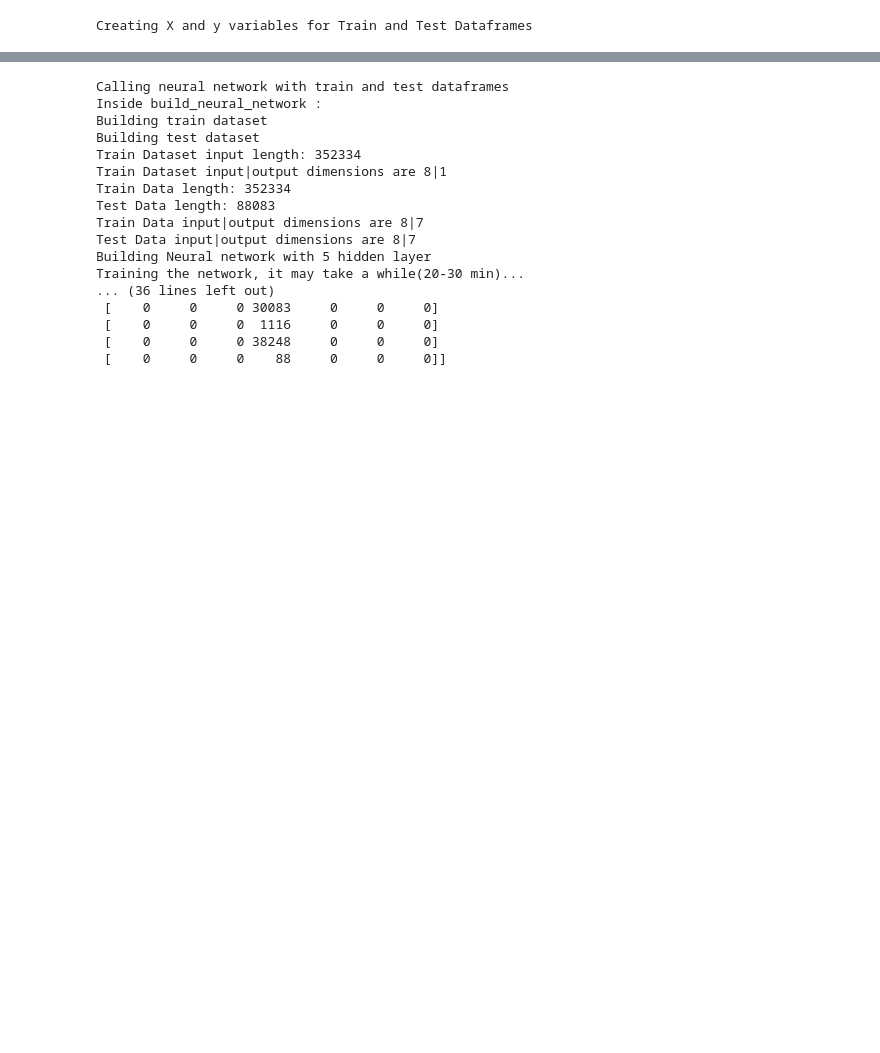
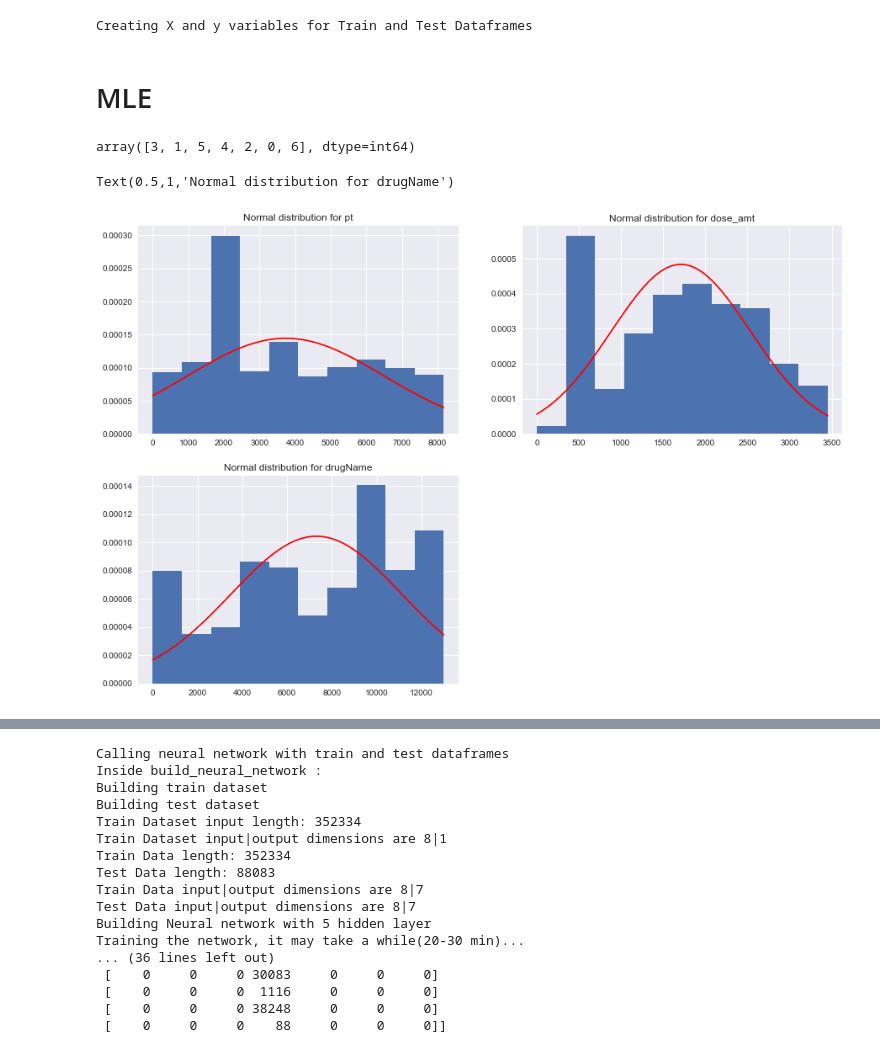
Before and after one commit to prashantvikramsingh/FAERS-FinalProject, a Jupyter notebook: FAERS-NeuralNetwork.ipynb, the cells around one changed output, grey strips where cells are left out. Cells and saved outputs as stored; diff of their text form; code cells hidden in the pictures; blank space fills up the shorter version.

```diff
--- a/FAERS-NeuralNetwork.ipynb
+++ b/FAERS-NeuralNetwork.ipynb
@@ -147,3 +147,48 @@ test_num_df_X = test_num_df[cols_to_keep]
 outcome_num_test_y = test_num_df['outc_cod']
 # %% [output]
 Creating X and y variables for Train and Test Dataframes
+# %% [markdown]
+# MLE
+# %%
+new_cols_to_keep=['drugname','route','dose_amt','dose_unit','dose_form','dose_freq','mfr_sndr','pt','outc_cod']
+mle_data_df = labelConversion(main_df)
+mle_data_df = mle_data_df [new_cols_to_keep]
+# %%
+mle_data_df['outc_cod'].unique()
+# %% [output]
+array([3, 1, 5, 4, 2, 0, 6], dtype=int64)
+# %%
+%matplotlib inline
+import matplotlib.pyplot as plt
+import scipy.stats as stats
+import seaborn as sns
+sns.set(color_codes=True)
+
+fig=plt.figure(figsize=(15,10))
+ax1=fig.add_subplot(2,2,1)
+ax2=fig.add_subplot(2,2,2)
+ax3=fig.add_subplot(2,2,3)
+
+
+x1=np.linspace(0,mle_data_df.pt.max())
+x2=np.linspace(0,mle_data_df.dose_amt.max())
+x3=np.linspace(0,mle_data_df.drugname.max())
+
+ax1.hist(mle_data_df.pt,bins=10,normed=True)
+ag,bg=stats.norm.fit(mle_data_df.pt)
+ax1.plot(x1,stats.norm.pdf(x1,ag,bg/0.8),color='red')
+ax1.set_title("Normal distribution for pt")
+
+
+ax2.hist(mle_data_df.dose_amt,bins=10,normed=True)
+ag,bg=stats.norm.fit(mle_data_df.dose_amt)
+ax2.plot(x2,stats.norm.pdf(x2,ag,bg),color='red')
+ax2.set_title("Normal distribution for dose_amt")
+
+ax3.hist(mle_data_df.drugname,bins=10,normed=True)
+ag,bg=stats.norm.fit(mle_data_df.drugname)
+ax3.plot(x3,stats.norm.pdf(x3,ag,bg),color='red')
+ax3.set_title("Normal distribution for drugName")
+# %% [output]
+Text(0.5,1,'Normal distribution for drugName')
+[figure, added]
```
Also changed, not shown: parts of 15 cells of this notebook.
